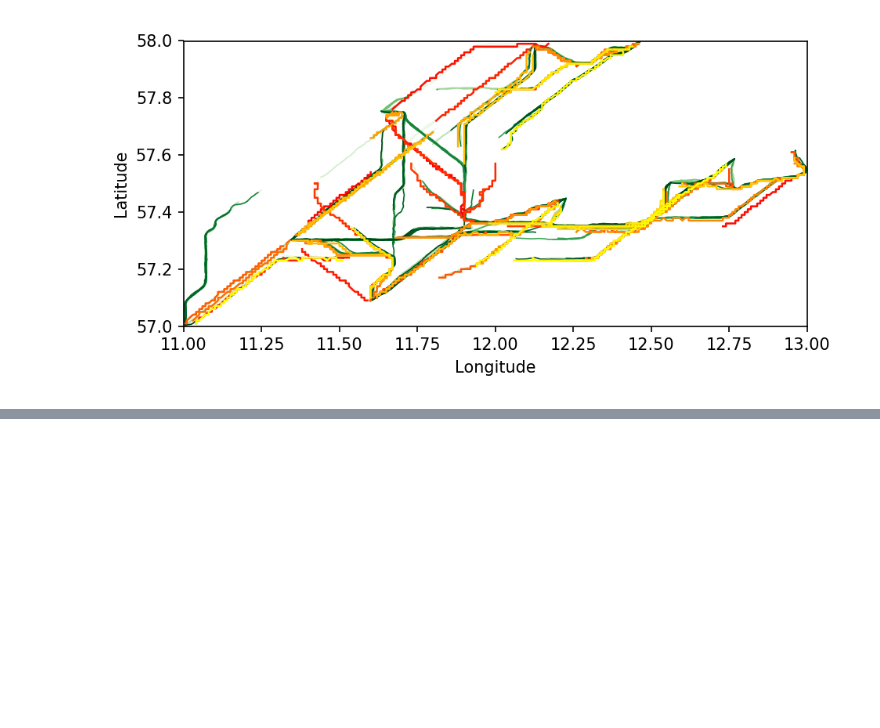
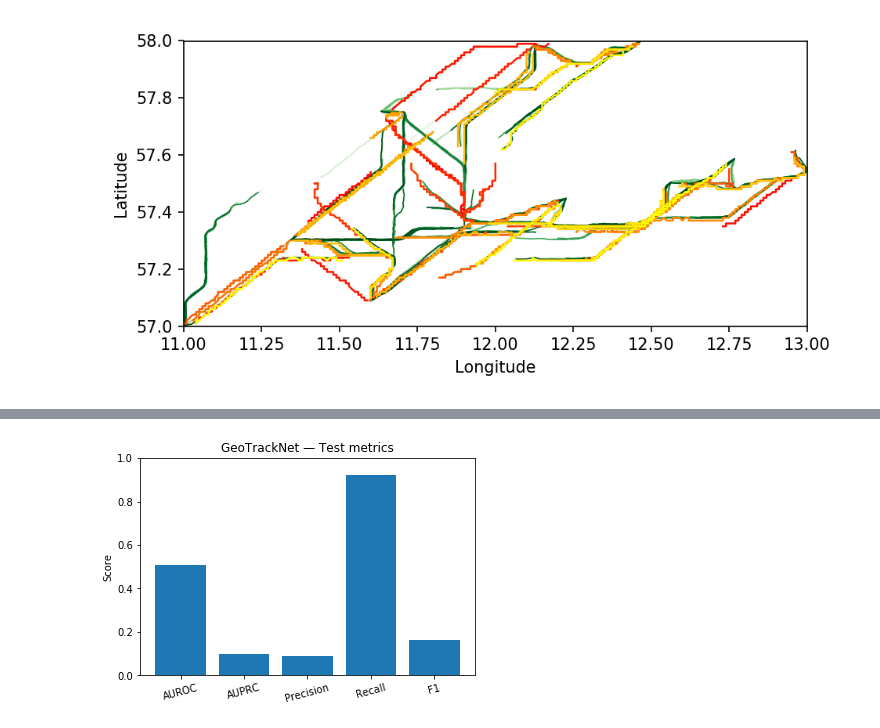
Before and after one commit to blackchou32/mobiml, a Jupyter notebook: examples/mobiml-geotracknet.ipynb, the cells around one changed output, grey strips where cells are left out. Saved outputs shown, nothing was run; the diff lists cells and outputs as text; code cells hidden in the pictures; blank space fills up the shorter version.

Commit message:
Metrics calculation

```diff
--- a/examples/mobiml-geotracknet.ipynb
+++ b/examples/mobiml-geotracknet.ipynb
@@ -838,0 +871,73 @@ Image(filename=os.path.join(save_dir,save_filename.replace("Abnormal_tracks","Ab
+# %%
+import pickle, numpy as np, os, json
+from pathlib import Path
+from sklearn.metrics import roc_auc_score, average_precision_score, precision_recall_curve, f1_score, precision_score, recall_score
+import matplotlib.pyplot as plt
+
+# === chemins .pkl (adapter si besoin) ===
+base = Path("data/simulated_sample").resolve()
+test_pkl  = getattr(config, "testset_path", str(base / "simulated_test.pkl"))
+
+# 1) y_true (une étiquette par trajectoire : 1 si la traj contient au moins une anomalie)
+with open(test_pkl, "rb") as f:
+    raw_test = pickle.load(f)
+
+ids_test, y_true = [], []
+for tid, arr in raw_test.items():
+    # Ton format: [y, x, speed, direction, timestamp, traj_id, is_anomaly, anomaly_type]
+    is_anom_col = arr[:, 6]
+    # les anomalies peuvent être 0/1 ou '0'/'1'
+    any_anom = np.any((is_anom_col == 1) | (is_anom_col == "1"))
+    ids_test.append(int(tid))
+    y_true.append(1 if any_anom else 0)
+
+y_true = np.array(y_true, dtype=int)
+
+# 2) y_score (UN score d'anomalie par trajectoire) -> A REMPLIR avec tes scores
+#    Exemple si tu as sauvegardé un dict {traj_id: score} :
+# with open(run_dir/'scores_test.json') as f: score_dict = json.load(f)
+# y_score = np.array([score_dict[str(t)] for t in ids_test], dtype=float)
+
+# --- PLACEHOLDER: à remplacer par tes vrais scores ---
+# Pour tester le flux, on met des scores aléatoires (remplace cette ligne !)
+np.random.seed(0)
+y_score = np.random.rand(len(ids_test)).astype(float)
+# -----------------------------------------------
+
+# 3) Choix du seuil : max F1 (si tu as un set de validation, calcule le seuil sur la validation)
+prec, rec, thr = precision_recall_curve(y_true, y_score)
+f1s = 2 * prec * rec / (prec + rec + 1e-12)
+best_idx = np.nanargmax(f1s)
+best_thr = 0.5 if best_idx >= len(thr) else thr[best_idx]
+
+y_pred = (y_score >= best_thr).astype(int)
+
+# 4) Métriques
+auroc = roc_auc_score(y_true, y_score)
+auprc = average_precision_score(y_true, y_score)
+prec_ = precision_score(y_true, y_pred, zero_division=0)
+rec_  = recall_score(y_true, y_pred, zero_division=0)
+f1    = f1_score(y_true, y_pred, zero_division=0)
+
+metrics = {
+    "AUROC": float(auroc),
+    "AUPRC": float(auprc),
+    "Precision": float(prec_),
+    "Recall": float(rec_),
+    "F1": float(f1),
+    "threshold": float(best_thr),
+}
+
+print(json.dumps(metrics, indent=2))
+
+# 5) Graphe (bar chart simple)
+plt.figure(figsize=(6,4))
+names = ["AUROC","AUPRC","Precision","Recall","F1"]
+values = [auroc, auprc, prec_, rec_, f1]
+plt.bar(names, values)
+plt.ylim(0,1)
+plt.title("GeoTrackNet — Test metrics")
+plt.ylabel("Score")
+plt.xticks(rotation=15)
+plt.show()
+# %% [output]
@@ -838,0 +952 @@ Image(filename=os.path.join(save_dir,save_filename.replace("Abnormal_tracks","Ab
+[figure, added]
```
Also changed, not shown: parts of 3 cells of this notebook, 4 other files.
